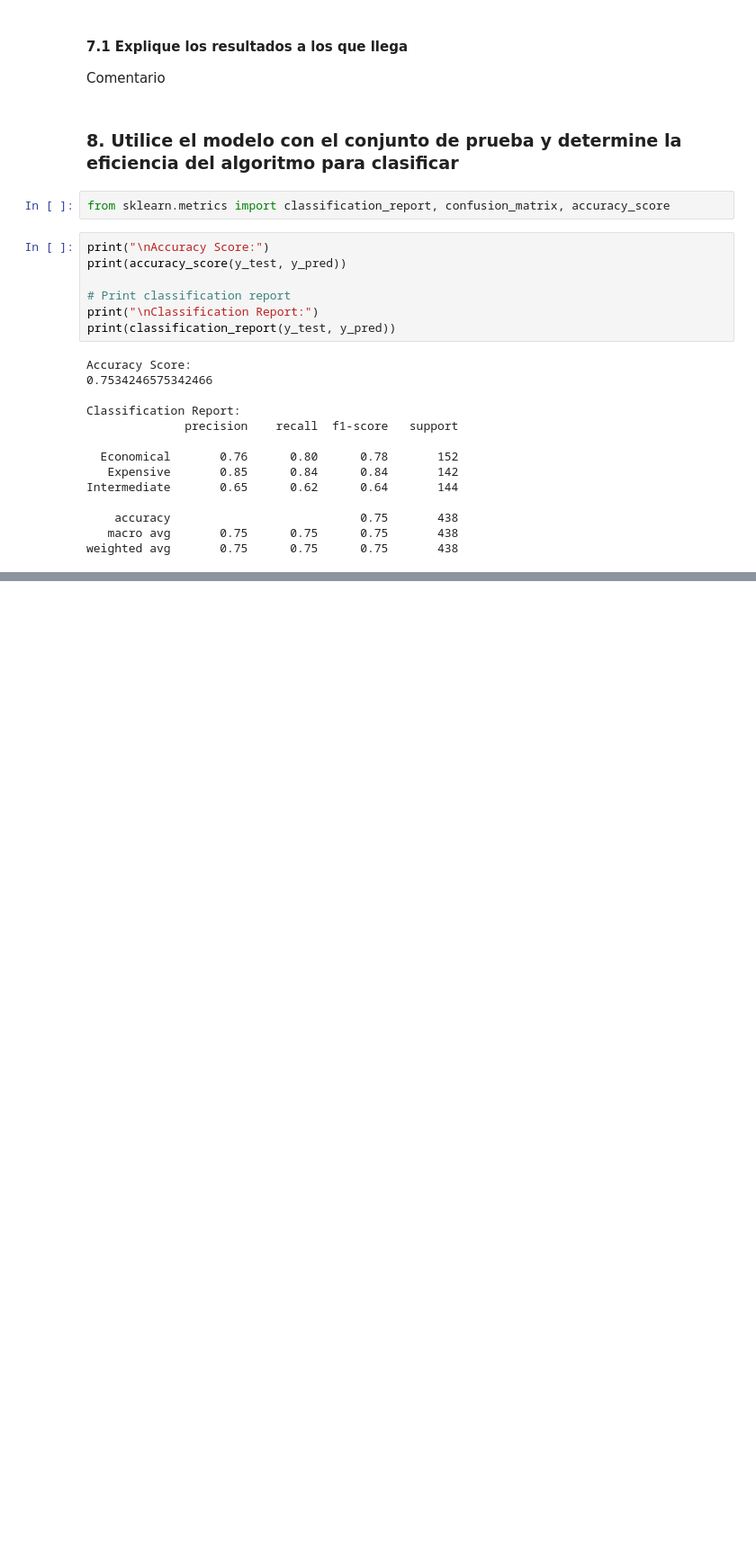
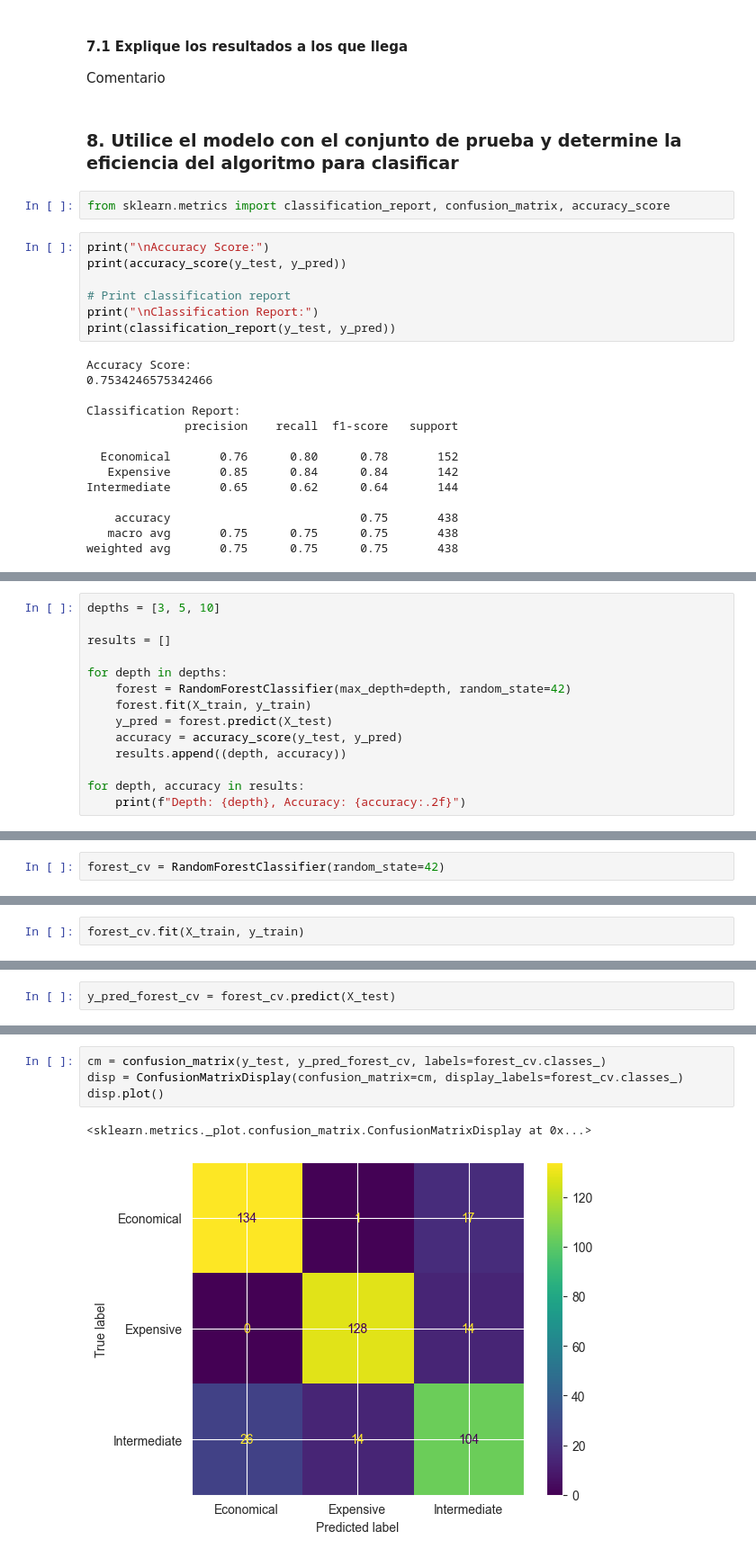
Before and after one commit to FerEsq/DM-House-Sale-Price-Predictor, a Jupyter notebook: TreeModel.ipynb, the cells around one changed output, grey strips where cells are left out. Shown at 90% size. Cells and saved outputs as stored; diff of their text form; blank space fills up the shorter version.

```diff
--- a/TreeModel.ipynb
+++ b/TreeModel.ipynb
@@ -311,0 +471,14 @@ weighted avg       0.75      0.75      0.75       438
+# %%
+depths = [3, 5, 10]
+
+results = []
+
+for depth in depths:
+    forest = RandomForestClassifier(max_depth=depth, random_state=42)
+    forest.fit(X_train, y_train)
+    y_pred = forest.predict(X_test)
+    accuracy = accuracy_score(y_test, y_pred)
+    results.append((depth, accuracy))
+
+for depth, accuracy in results:
+    print(f"Depth: {depth}, Accuracy: {accuracy:.2f}")
@@ -311,0 +494,2 @@ weighted avg       0.75      0.75      0.75       438
+# %%
+forest_cv = RandomForestClassifier(random_state=42)
@@ -311,0 +509,2 @@ weighted avg       0.75      0.75      0.75       438
+# %%
+forest_cv.fit(X_train, y_train)
@@ -311,0 +513,2 @@ weighted avg       0.75      0.75      0.75       438
+# %%
+y_pred_forest_cv = forest_cv.predict(X_test)
@@ -311,0 +543,7 @@ weighted avg       0.75      0.75      0.75       438
+# %%
+cm = confusion_matrix(y_test, y_pred_forest_cv, labels=forest_cv.classes_)
+disp = ConfusionMatrixDisplay(confusion_matrix=cm, display_labels=forest_cv.classes_)
+disp.plot()
+# %% [output]
+<sklearn.metrics._plot.confusion_matrix.ConfusionMatrixDisplay at 0x...>
+[figure, added]
```
Also changed, not shown: parts of 41 cells of this notebook.
